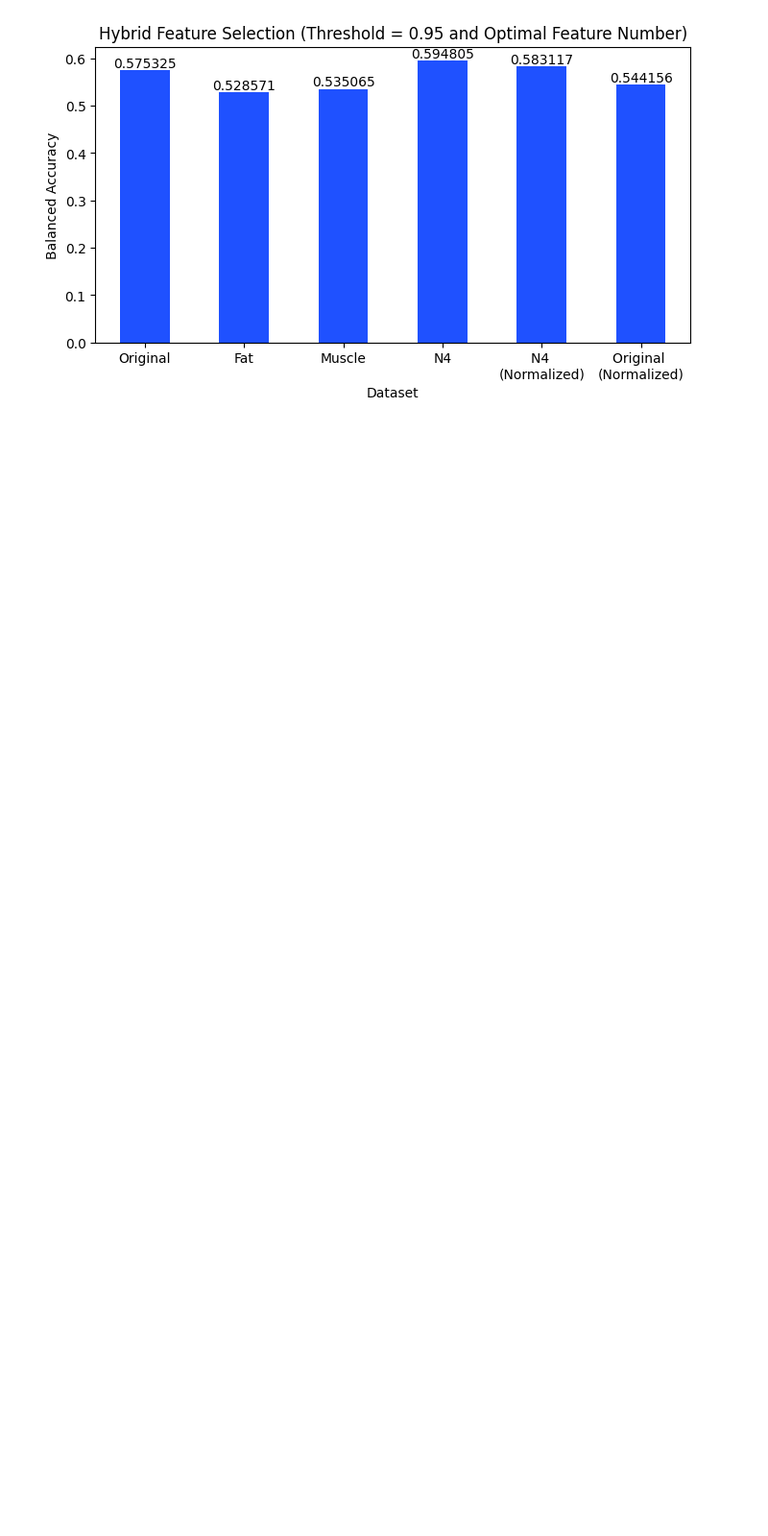
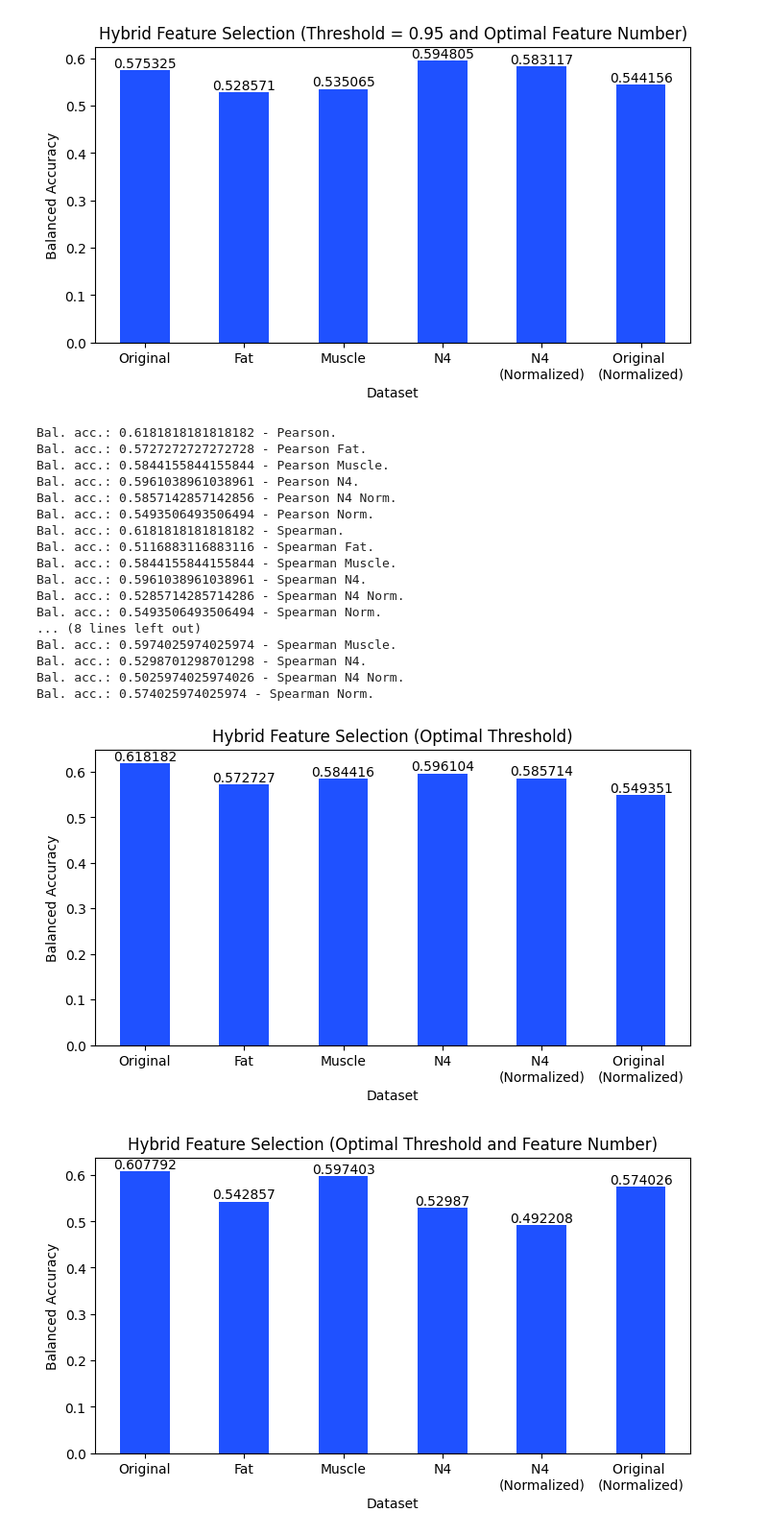
Before and after one commit to szafeiris/bme-master-thesis, a Jupyter notebook: bme-master-thesis-szafeiris-results-analysis.ipynb, the cells around one changed output. Shown at 96% size. Saved outputs shown, nothing was run; the diff lists cells and outputs as text; code cells hidden in the pictures; blank space fills up the shorter version.

Commit message:
Alter hybrid grid search

```diff
--- a/bme-master-thesis-szafeiris-results-analysis.ipynb
+++ b/bme-master-thesis-szafeiris-results-analysis.ipynb
@@ -686,3 +686,80 @@ ax.figure.savefig('data/results/hybrid_results/hybrid_095_threshold_optimal_feat
 [figure]
 [figure]
 [figure]
+# %%
+hybridResultsPath = Path('./data/results/hybrid_results/rbest2/')
+rbest2 = []
+for resultPath in hybridResultsPath.glob('*'):
+    resultName = resultPath.name.replace('hybrid_optimals_', '').replace('.json', '')
+    data = json.load(open(resultPath, 'r'))
+    print(f"Bal. acc.: {data['balanced_accuracy']} - {resultName.replace('_', ' ').title()}.")
+    [data['fsMethod1'], data['fsMethod2'], data['classifier']] = data['name'].split('/')
+    [data['optimalThreshold'], data['optimalFeatureNo']] = data['params']
+    data['datasetName'] = resultName.replace(f"{data['fsMethod1']}_", '').replace(f"{data['fsMethod1']}_", '')
+    if 'pearson' in data['datasetName'] or 'spearman' in data['datasetName']:
+        data['datasetName'] = 'original'
+    if 'norm' in data['datasetName'] and 'n4' not in data['datasetName']:
+        data['datasetName'] = 'original norm'
+    if 'norm' in data['datasetName'] and 'n4' in data['datasetName']:
+        data['datasetName'] = 'n4 norm'
+    data['datasetName'] = data['datasetName'].replace('norm', '\n(Normalized)').title()
+
+    del data['name']
+    del data['params']
+    rbest2.append(data)
+
+rbest2 = pd.DataFrame(rbest2)
+
+hybridResultsPath = Path('./data/results/hybrid_results/rbest_cv2/')
+rbestCV2 = []
+for resultPath in hybridResultsPath.glob('*'):
+    resultName = resultPath.name.replace('hybrid_optimals_cv_', '').replace('.json', '')
+    data = json.load(open(resultPath, 'r'))
+    print(f"Bal. acc.: {data['balanced_accuracy']} - {resultName.replace('_', ' ').title()}.")
+    [data['fsMethod1'], data['fsMethod2'], data['classifier']] = data['name'].split('/')
+    [data['optimalThreshold'], data['optimalFeatureNo']] = data['params']
+    data['datasetName'] = resultName.replace(f"{data['fsMethod1']}_", '').replace(f"{data['fsMethod1']}_", '')
+    if 'pearson' in data['datasetName'] or 'spearman' in data['datasetName']:
+        data['datasetName'] = 'original'
+    if 'norm' in data['datasetName'] and 'n4' not in data['datasetName']:
+        data['datasetName'] = 'original norm'
+    if 'norm' in data['datasetName'] and 'n4' in data['datasetName']:
+        data['datasetName'] = 'n4 norm'
+    data['datasetName'] = data['datasetName'].replace('norm', '\n(Normalized)').title()
+
+    del data['name']
+    del data['params']
+    rbestCV2.append(data)
+
+rbestCV2 = pd.DataFrame(rbestCV2)
+
+rbest2 = rbest2.loc[rbest2['fsMethod1'] == 'pearson']
+rbestCV2 = rbestCV2.loc[rbestCV2['fsMethod1'] == 'pearson']
+
+ax = rbest2.plot.bar(x="datasetName", y="roc_auc", color='#1F51FF', figsize=(8, 4), rot=0, legend=False, title='Hybrid Feature Selection (Optimal Threshold)', xlabel='Dataset', ylabel="Balanced Accuracy")
+ax.bar_label(ax.containers[0])
+ax.figure.savefig('data/results/hybrid_results/hybrid_optimal_threshold_2.png')
+
+ax = rbestCV2.plot.bar(x="datasetName", y="roc_auc", color='#1F51FF', figsize=(8, 4), rot=0, legend=False, title='Hybrid Feature Selection (Optimal Threshold and Feature Number)', xlabel='Dataset', ylabel="Balanced Accuracy")
+ax.bar_label(ax.containers[0])
+ax.figure.savefig('data/results/hybrid_results/hybrid_optimal_threshold_and_feature_no_2.png')
+# %% [output]
+Bal. acc.: 0.6181818181818182 - Pearson.
+Bal. acc.: 0.5727272727272728 - Pearson Fat.
+Bal. acc.: 0.5844155844155844 - Pearson Muscle.
+Bal. acc.: 0.5961038961038961 - Pearson N4.
+Bal. acc.: 0.5857142857142856 - Pearson N4 Norm.
+Bal. acc.: 0.5493506493506494 - Pearson Norm.
+Bal. acc.: 0.6181818181818182 - Spearman.
+Bal. acc.: 0.5116883116883116 - Spearman Fat.
+Bal. acc.: 0.5844155844155844 - Spearman Muscle.
+Bal. acc.: 0.5961038961038961 - Spearman N4.
+Bal. acc.: 0.5285714285714286 - Spearman N4 Norm.
+Bal. acc.: 0.5493506493506494 - Spearman Norm.
+... (8 lines left out)
+Bal. acc.: 0.5974025974025974 - Spearman Muscle.
+Bal. acc.: 0.5298701298701298 - Spearman N4.
+Bal. acc.: 0.5025974025974026 - Spearman N4 Norm.
+Bal. acc.: 0.574025974025974 - Spearman Norm.
+[figure, added]
+[figure, added]
```
Also changed, not shown: 1 other file.
